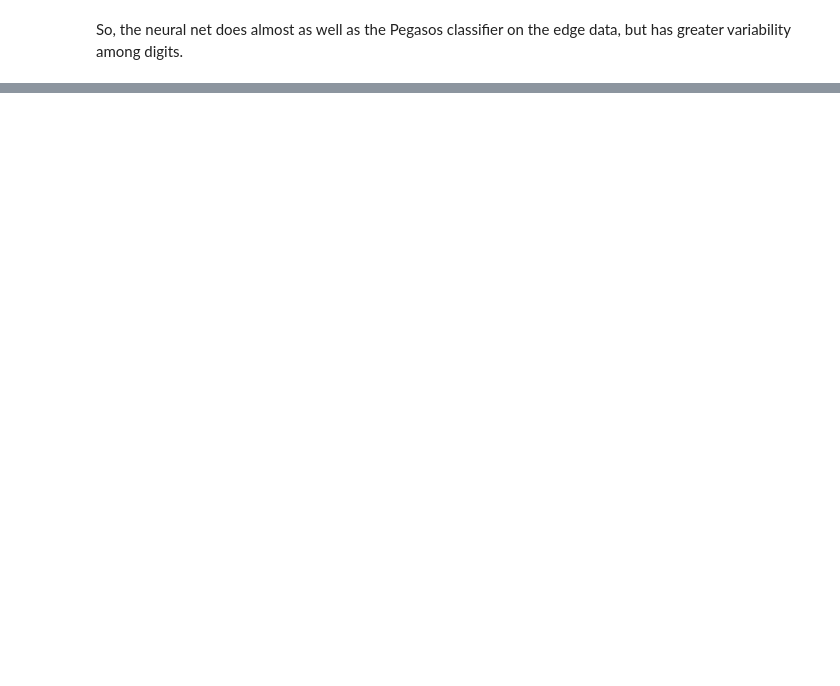
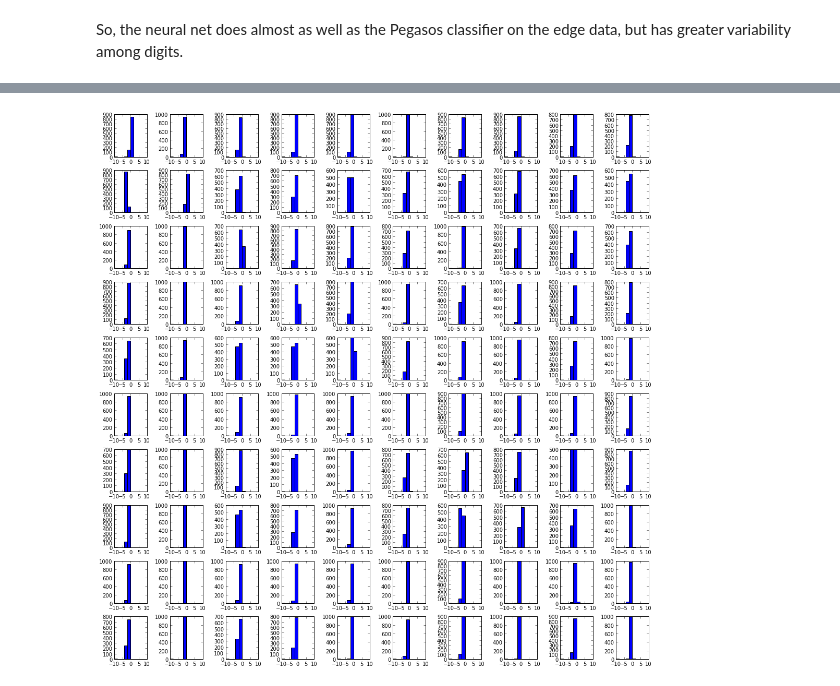
Before and after one commit to kolchinski/alex-thesis, a Jupyter notebook: FebWriteup.ipynb, the cells around one changed output, grey strips where cells are left out. Saved outputs shown, nothing was run; the diff lists cells and outputs as text; code cells hidden in the pictures; blank space fills up the shorter version.

Commit message:
Finished writing up Pegasos and neural net iPython notebook, and appropriately modified the files for modularity. Added gitignore line for fuse filesystem files

```diff
--- a/FebWriteup.ipynb
+++ b/FebWriteup.ipynb
@@ -228,0 +237,4 @@ So, the neural net does almost as well as the Pegasos classifier on the edge dat
+# %%
+pixelPegasos.showProductHistogram(df.flatPixelTestData())
+# %% [output]
+[figure, added]
```
Also changed, not shown: parts of 27 cells of this notebook, 3 other files.
